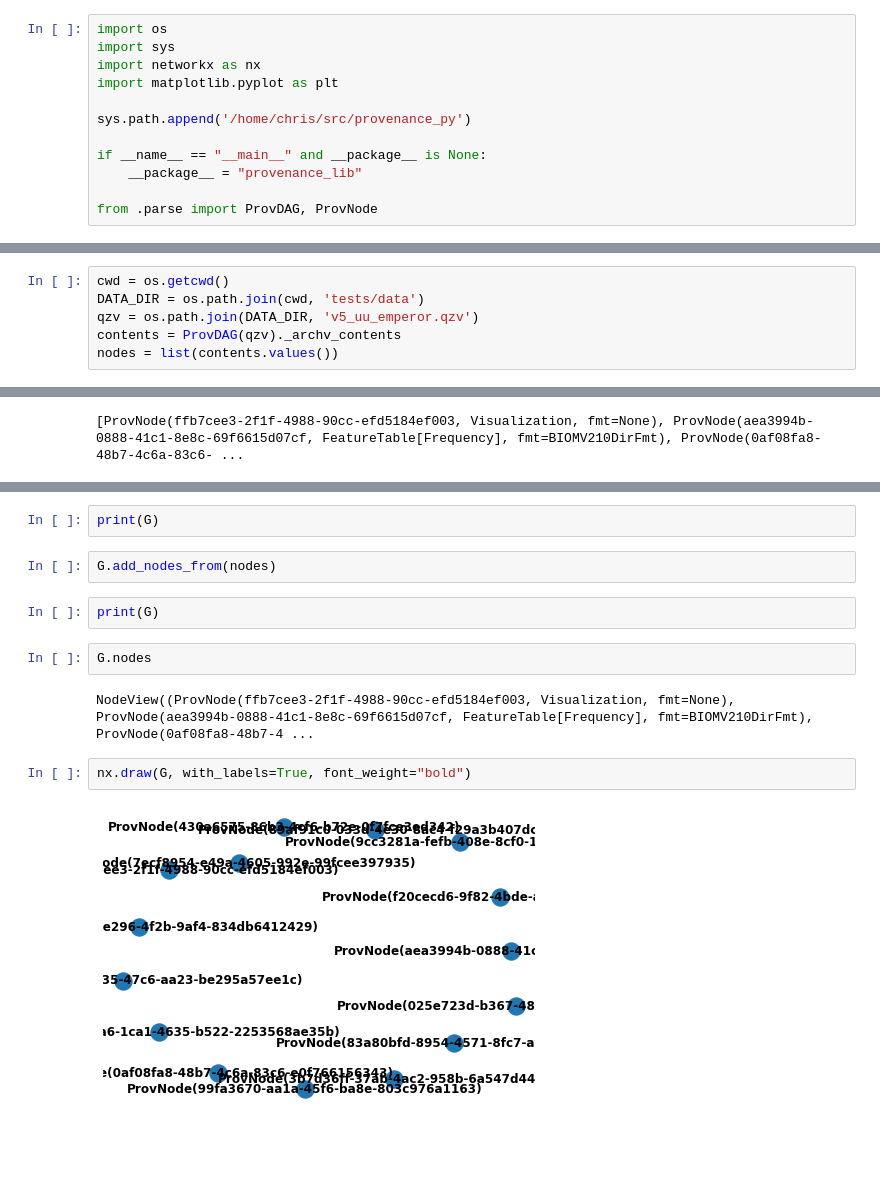
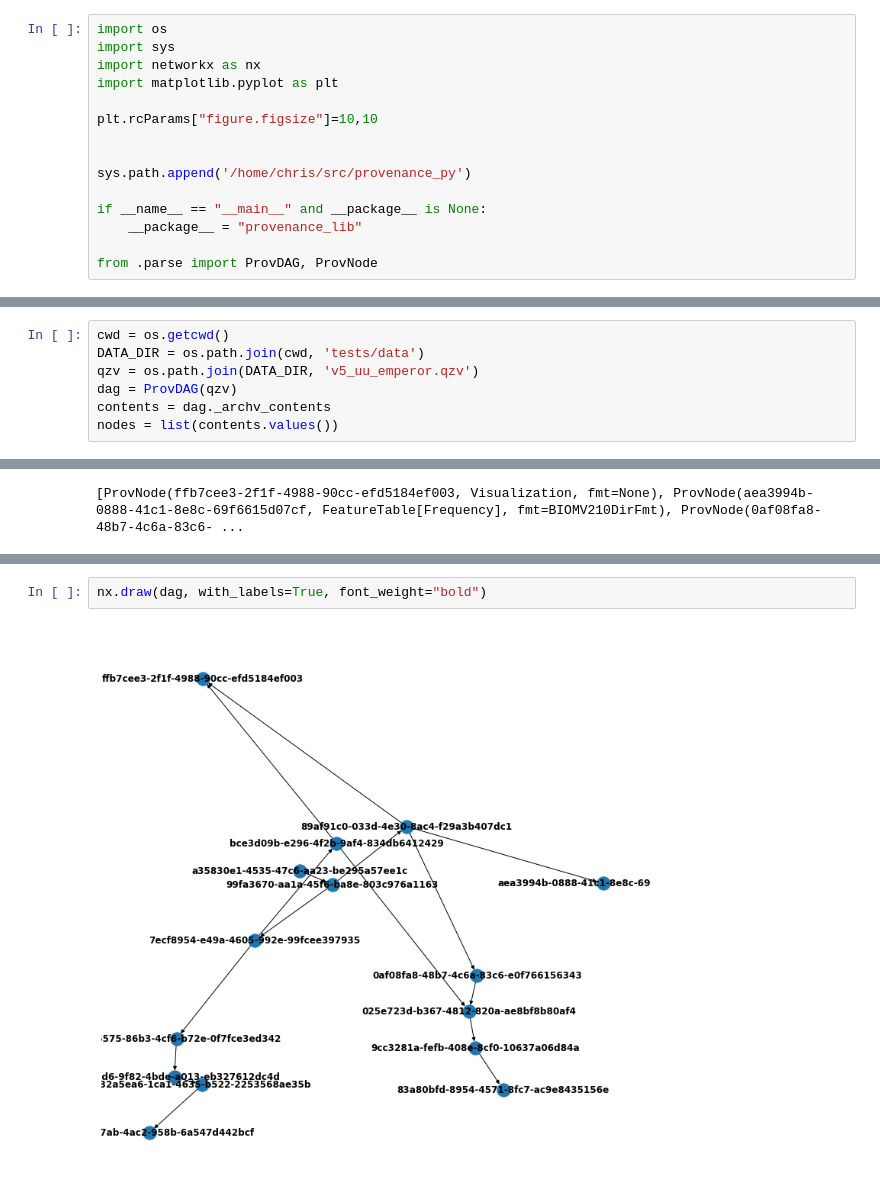
Before and after one commit to qiime2/provenance-lib, a Jupyter notebook: provenance_lib/digraph.ipynb, the cells around one changed output, grey strips where cells are left out. Cells and saved outputs as stored; diff of their text form; blank space fills up the shorter version.

```diff
--- a/provenance_lib/digraph.ipynb
+++ b/provenance_lib/digraph.ipynb
@@ -3,6 +3,9 @@ import os
 import sys
 import networkx as nx
 import matplotlib.pyplot as plt
+
+plt.rcParams["figure.figsize"]=10,10
+
 
 sys.path.append('/home/chris/src/provenance_py')
 
@@ -24,7 +17,8 @@ nx.draw_shell(H, nlist=[range(5, 10), range(5)], with_labels=True, font_weight='
 cwd = os.getcwd()
 DATA_DIR = os.path.join(cwd, 'tests/data')
 qzv = os.path.join(DATA_DIR, 'v5_uu_emperor.qzv')
-contents = ProvDAG(qzv)._archv_contents
+dag = ProvDAG(qzv)
+contents = dag._archv_contents
 nodes = list(contents.values())
 # %%
 print(nodes)
@@ -35,14 +33,4 @@ G = nx.DiGraph()
-# %%
-print(G)
-# %%
-G.add_nodes_from(nodes)
-# %%
-print(G)
-# %%
-G.nodes
-# %% [output]
-NodeView((ProvNode(ffb7cee3-2f1f-4988-90cc-efd5184ef003, Visualization, fmt=None), ProvNode(aea3994b-0888-41c1-8e8c-69f6615d07cf, FeatureTable[Frequency], fmt=BIOMV210DirFmt), ProvNode(0af08fa8-48b7-4 ...
 # %%
-nx.draw(G, with_labels=True, font_weight="bold")
+nx.draw(dag, with_labels=True, font_weight="bold")
 # %% [output]
-[figure, old version]
+[figure, new version]
```
Also changed, not shown: parts of 7 cells of this notebook, 6 other files.
